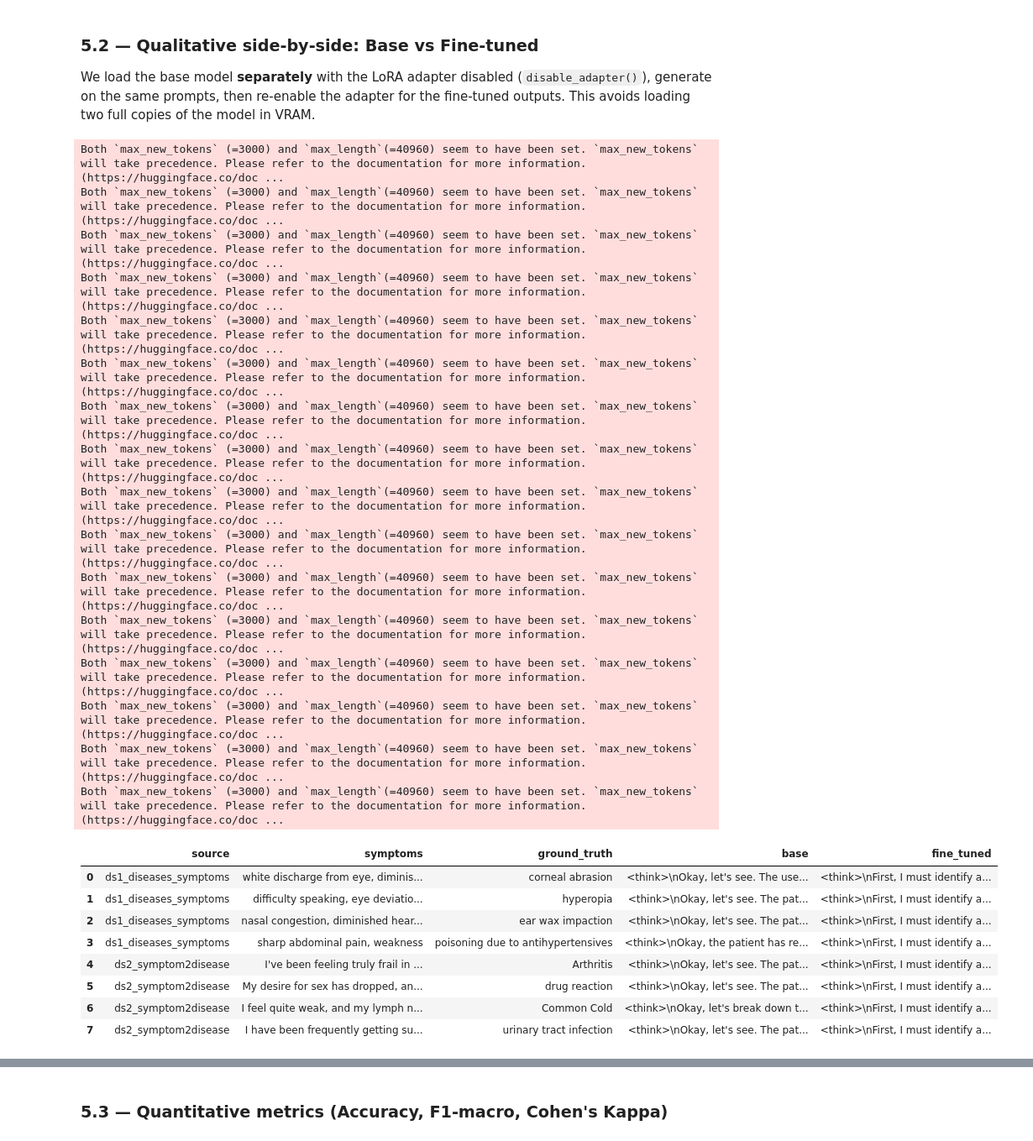
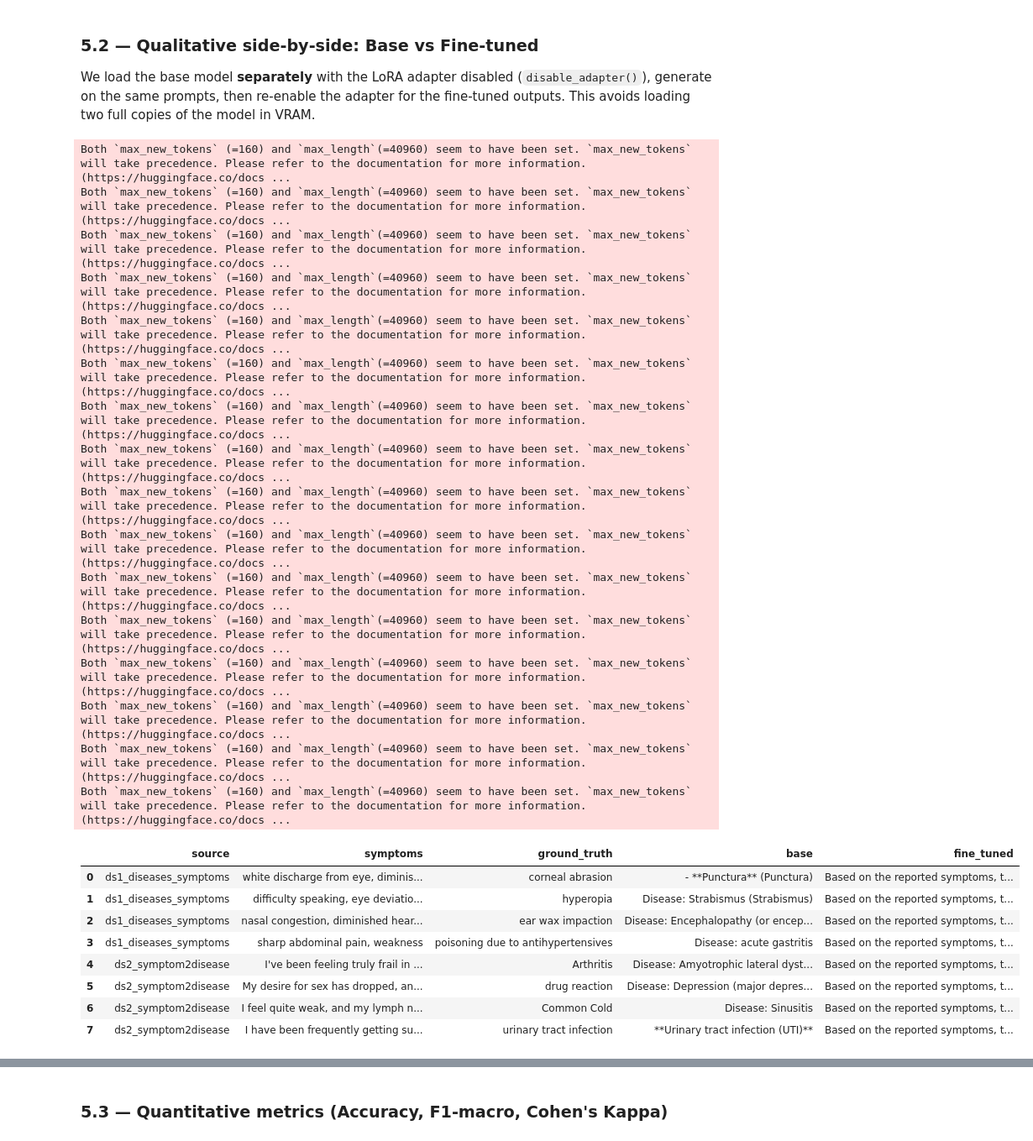
Before and after one commit to luizaaca/screening_robot, a Jupyter notebook: screening_robot.ipynb, the cells around one changed output, grey strips where cells are left out. Shown at 84% size. Saved outputs shown, nothing was run; the diff lists cells and outputs as text; code cells hidden in the pictures.

```diff
--- a/screening_robot.ipynb
+++ b/screening_robot.ipynb
@@ -100,7 +100,7 @@ CONFIG = {
     # Data
     "ds1_max_per_disease":   50,    # stratified cap on the large dataset
     "test_size":             0.10,
-    "thinking_ratio":        0.75,  # 75% /think examples, 25% /no_think
+    "thinking_ratio":        0,
 
     # Eval
     "eval_max_samples":     300,    # per-source cap for headline metrics
@@ -705,56 +707,56 @@ VRAM.
 # Pick a stratified sample of qualitative prompts (some DS1, some DS2)
 def pick_qualitative(n: int) -> pd.DataFrame:
     half = max(1, n // 2)
     sample_ds1 = ds1_test.sample(min(half, len(ds1_test)), random_state=SEED)
     sample_ds2 = ds2_test.sample(min(n - len(sample_ds1), len(ds2_test)), random_state=SEED)
     return pd.concat([sample_ds1, sample_ds2], ignore_index=True)
 
 
 qual_df = pick_qualitative(CONFIG["qualitative_n"])
 
 # Generate with the LoRA adapter DISABLED  → behaves like the base model
 base_outputs = []
 with model.disable_adapter():
     for row in qual_df.itertuples(index=False):
-        base_outputs.append(generate_one(model, row.instruction, row.input, thinking=True, max_new_tokens=3000))
+        base_outputs.append(generate_one(model, row.instruction, row.input))
 
 # Generate with the LoRA adapter enabled (default state)
-ft_outputs = [generate_one(model, row.instruction, row.input, thinking=True, max_new_tokens=3000)
+ft_outputs = [generate_one(model, row.instruction, row.input)
               for row in qual_df.itertuples(index=False)]
 
 qual_results = pd.DataFrame({
     "source":      qual_df["source"].values,
     "symptoms":    qual_df["input"].str.slice(0, 90).values,
     "ground_truth":qual_df["output"].values,
     "base":        base_outputs,
     "fine_tuned":  ft_outputs,
 })
 
 with pd.option_context("display.max_colwidth", None):
     display(qual_results[["source", "symptoms", "ground_truth", "base", "fine_tuned"]])
 # %% [output]
-Both `max_new_tokens` (=3000) and `max_length`(=40960) seem to have been set. `max_new_tokens` will take precedence. Please refer to the documentation for more information. (https://huggingface.co/doc ...
-Both `max_new_tokens` (=3000) and `max_length`(=40960) seem to have been set. `max_new_tokens` will take precedence. Please refer to the documentation for more information. (https://huggingface.co/doc ...
-Both `max_new_tokens` (=3000) and `max_length`(=40960) seem to have been set. `max_new_tokens` will take precedence. Please refer to the documentation for more information. (https://huggingface.co/doc ...
-Both `max_new_tokens` (=3000) and `max_length`(=40960) seem to have been set. `max_new_tokens` will take precedence. Please refer to the documentation for more information. (https://huggingface.co/doc ...
-Both `max_new_tokens` (=3000) and `max_length`(=40960) seem to have been set. `max_new_tokens` will take precedence. Please refer to the documentation for more information. (https://huggingface.co/doc ...
-Both `max_new_tokens` (=3000) and `max_length`(=40960) seem to have been set. `max_new_tokens` will take precedence. Please refer to the documentation for more information. (https://huggingface.co/doc ...
-Both `max_new_tokens` (=3000) and `max_length`(=40960) seem to have been set. `max_new_tokens` will take precedence. Please refer to the documentation for more information. (https://huggingface.co/doc ...
-Both `max_new_tokens` (=3000) and `max_length`(=40960) seem to have been set. `max_new_tokens` will take precedence. Please refer to the documentation for more information. (https://huggingface.co/doc ...
-Both `max_new_tokens` (=3000) and `max_length`(=40960) seem to have been set. `max_new_tokens` will take precedence. Please refer to the documentation for more information. (https://huggingface.co/doc ...
-Both `max_new_tokens` (=3000) and `max_length`(=40960) seem to have been set. `max_new_tokens` will take precedence. Please refer to the documentation for more information. (https://huggingface.co/doc ...
-Both `max_new_tokens` (=3000) and `max_length`(=40960) seem to have been set. `max_new_tokens` will take precedence. Please refer to the documentation for more information. (https://huggingface.co/doc ...
-Both `max_new_tokens` (=3000) and `max_length`(=40960) seem to have been set. `max_new_tokens` will take precedence. Please refer to the documentation for more information. (https://huggingface.co/doc ...
-Both `max_new_tokens` (=3000) and `max_length`(=40960) seem to have been set. `max_new_tokens` will take precedence. Please refer to the documentation for more information. (https://huggingface.co/doc ...
-Both `max_new_tokens` (=3000) and `max_length`(=40960) seem to have been set. `max_new_tokens` will take precedence. Please refer to the documentation for more information. (https://huggingface.co/doc ...
-Both `max_new_tokens` (=3000) and `max_length`(=40960) seem to have been set. `max_new_tokens` will take precedence. Please refer to the documentation for more information. (https://huggingface.co/doc ...
-Both `max_new_tokens` (=3000) and `max_length`(=40960) seem to have been set. `max_new_tokens` will take precedence. Please refer to the documentation for more information. (https://huggingface.co/doc ...
+Both `max_new_tokens` (=160) and `max_length`(=40960) seem to have been set. `max_new_tokens` will take precedence. Please refer to the documentation for more information. (https://huggingface.co/docs ...
+Both `max_new_tokens` (=160) and `max_length`(=40960) seem to have been set. `max_new_tokens` will take precedence. Please refer to the documentation for more information. (https://huggingface.co/docs ...
+Both `max_new_tokens` (=160) and `max_length`(=40960) seem to have been set. `max_new_tokens` will take precedence. Please refer to the documentation for more information. (https://huggingface.co/docs ...
+Both `max_new_tokens` (=160) and `max_length`(=40960) seem to have been set. `max_new_tokens` will take precedence. Please refer to the documentation for more information. (https://huggingface.co/docs ...
+Both `max_new_tokens` (=160) and `max_length`(=40960) seem to have been set. `max_new_tokens` will take precedence. Please refer to the documentation for more information. (https://huggingface.co/docs ...
+Both `max_new_tokens` (=160) and `max_length`(=40960) seem to have been set. `max_new_tokens` will take precedence. Please refer to the documentation for more information. (https://huggingface.co/docs ...
+Both `max_new_tokens` (=160) and `max_length`(=40960) seem to have been set. `max_new_tokens` will take precedence. Please refer to the documentation for more information. (https://huggingface.co/docs ...
+Both `max_new_tokens` (=160) and `max_length`(=40960) seem to have been set. `max_new_tokens` will take precedence. Please refer to the documentation for more information. (https://huggingface.co/docs ...
+Both `max_new_tokens` (=160) and `max_length`(=40960) seem to have been set. `max_new_tokens` will take precedence. Please refer to the documentation for more information. (https://huggingface.co/docs ...
+Both `max_new_tokens` (=160) and `max_length`(=40960) seem to have been set. `max_new_tokens` will take precedence. Please refer to the documentation for more information. (https://huggingface.co/docs ...
+Both `max_new_tokens` (=160) and `max_length`(=40960) seem to have been set. `max_new_tokens` will take precedence. Please refer to the documentation for more information. (https://huggingface.co/docs ...
+Both `max_new_tokens` (=160) and `max_length`(=40960) seem to have been set. `max_new_tokens` will take precedence. Please refer to the documentation for more information. (https://huggingface.co/docs ...
+Both `max_new_tokens` (=160) and `max_length`(=40960) seem to have been set. `max_new_tokens` will take precedence. Please refer to the documentation for more information. (https://huggingface.co/docs ...
+Both `max_new_tokens` (=160) and `max_length`(=40960) seem to have been set. `max_new_tokens` will take precedence. Please refer to the documentation for more information. (https://huggingface.co/docs ...
+Both `max_new_tokens` (=160) and `max_length`(=40960) seem to have been set. `max_new_tokens` will take precedence. Please refer to the documentation for more information. (https://huggingface.co/docs ...
+Both `max_new_tokens` (=160) and `max_length`(=40960) seem to have been set. `max_new_tokens` will take precedence. Please refer to the documentation for more information. (https://huggingface.co/docs ...
 |  | source | symptoms | ground_truth | base | fine_tuned |
-| 0 | ds1_diseases_symptoms | white discharge from eye, diminis... | corneal abrasion | <think>\nOkay, let's see. The use... | <think>\nFirst, I must identify a... |
-| 1 | ds1_diseases_symptoms | difficulty speaking, eye deviatio... | hyperopia | <think>\nOkay, let's see. The pat... | <think>\nFirst, I must identify a... |
-| 2 | ds1_diseases_symptoms | nasal congestion, diminished hear... | ear wax impaction | <think>\nOkay, let's see. The pat... | <think>\nFirst, I must identify a... |
-| 3 | ds1_diseases_symptoms | sharp abdominal pain, weakness | poisoning due to antihypertensives | <think>\nOkay, the patient has re... | <think>\nFirst, I must identify a... |
-| 4 | ds2_symptom2disease | I've been feeling truly frail in ... | Arthritis | <think>\nOkay, let's see. The pat... | <think>\nFirst, I must identify a... |
-| 5 | ds2_symptom2disease | My desire for sex has dropped, an... | drug reaction | <think>\nOkay, let's see. The pat... | <think>\nFirst, I must identify a... |
-| 6 | ds2_symptom2disease | I feel quite weak, and my lymph n... | Common Cold | <think>\nOkay, let's break down t... | <think>\nFirst, I must identify a... |
-| 7 | ds2_symptom2disease | I have been frequently getting su... | urinary tract infection | <think>\nOkay, let's see. The pat... | <think>\nFirst, I must identify a... |
+| 0 | ds1_diseases_symptoms | white discharge from eye, diminis... | corneal abrasion | - **Punctura** (Punctura) | Based on the reported symptoms, t... |
+| 1 | ds1_diseases_symptoms | difficulty speaking, eye deviatio... | hyperopia | Disease: Strabismus (Strabismus) | Based on the reported symptoms, t... |
+| 2 | ds1_diseases_symptoms | nasal congestion, diminished hear... | ear wax impaction | Disease: Encephalopathy (or encep... | Based on the reported symptoms, t... |
+| 3 | ds1_diseases_symptoms | sharp abdominal pain, weakness | poisoning due to antihypertensives | Disease: acute gastritis | Based on the reported symptoms, t... |
+| 4 | ds2_symptom2disease | I've been feeling truly frail in ... | Arthritis | Disease: Amyotrophic lateral dyst... | Based on the reported symptoms, t... |
+| 5 | ds2_symptom2disease | My desire for sex has dropped, an... | drug reaction | Disease: Depression (major depres... | Based on the reported symptoms, t... |
+| 6 | ds2_symptom2disease | I feel quite weak, and my lymph n... | Common Cold | Disease: Sinusitis | Based on the reported symptoms, t... |
+| 7 | ds2_symptom2disease | I have been frequently getting su... | urinary tract infection | **Urinary tract infection (UTI)** | Based on the reported symptoms, t... |
```
Also changed, not shown: parts of 22 cells of this notebook.
